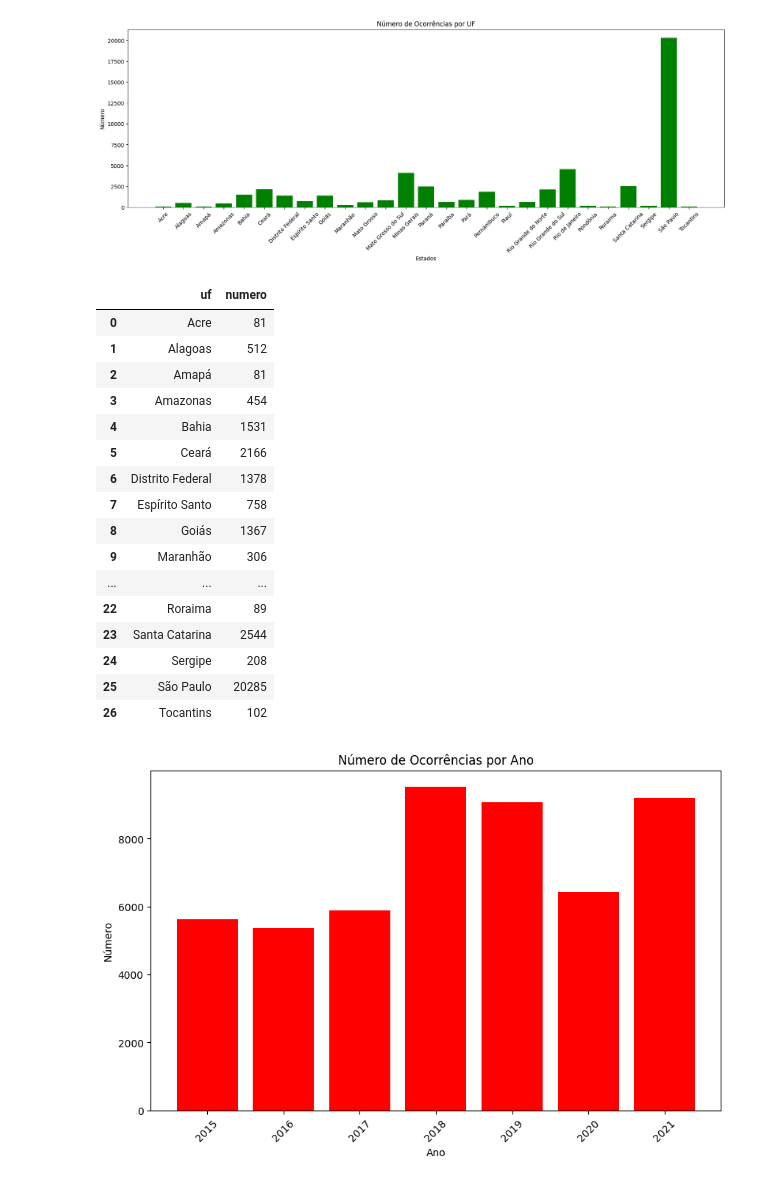
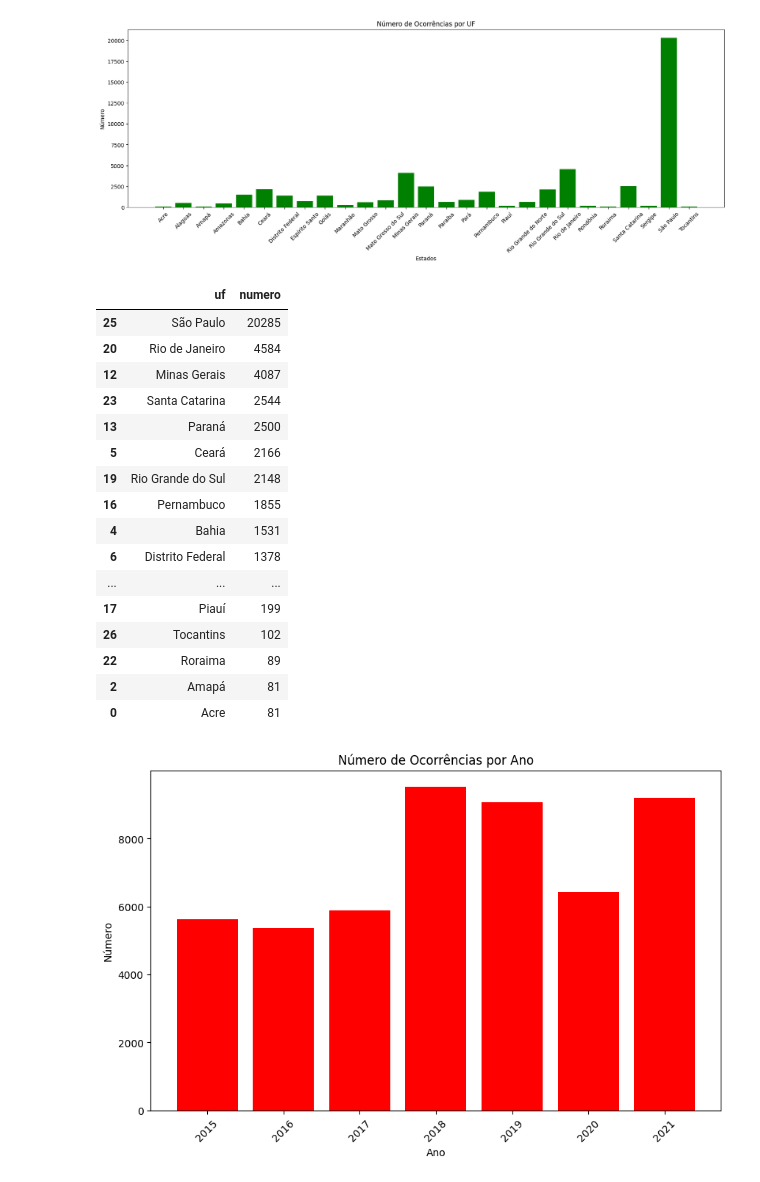
Before and after one commit to gustavo-rocha-barbosa/case-data-science-media-monks-2024, a Jupyter notebook: 2) Case Análise de Dados/main.ipynb, the cells around one changed output. Drawn from its saved outputs; the diff is of its cells as text; code cells hidden in the pictures.

```diff
--- a/2) Case Análise de Dados/main.ipynb
+++ b/2) Case Análise de Dados/main.ipynb
@@ -288,26 +288,26 @@ plt.xticks(rotation=45)
 plt.show()
 # %% [output]
 [figure]
-# %%
-df_uf
-# %% [output]
-|  | uf | numero |
-| 0 | Acre | 81 |
-| 1 | Alagoas | 512 |
-| 2 | Amapá | 81 |
-| 3 | Amazonas | 454 |
-| 4 | Bahia | 1531 |
-| 5 | Ceará | 2166 |
-| 6 | Distrito Federal | 1378 |
-| 7 | Espírito Santo | 758 |
-| 8 | Goiás | 1367 |
-| 9 | Maranhão | 306 |
-| ... | ... | ... |
-| 22 | Roraima | 89 |
-| 23 | Santa Catarina | 2544 |
-| 24 | Sergipe | 208 |
-| 25 | São Paulo | 20285 |
-| 26 | Tocantins | 102 |
+# %%
+df_uf.sort_values(by='numero', ascending=False)
+# %% [output]
+|  | uf | numero |
+| 25 | São Paulo | 20285 |
+| 20 | Rio de Janeiro | 4584 |
+| 12 | Minas Gerais | 4087 |
+| 23 | Santa Catarina | 2544 |
+| 13 | Paraná | 2500 |
+| 5 | Ceará | 2166 |
+| 19 | Rio Grande do Sul | 2148 |
+| 16 | Pernambuco | 1855 |
+| 4 | Bahia | 1531 |
+| 6 | Distrito Federal | 1378 |
+| ... | ... | ... |
+| 17 | Piauí | 199 |
+| 26 | Tocantins | 102 |
+| 22 | Roraima | 89 |
+| 2 | Amapá | 81 |
+| 0 | Acre | 81 |
 # %%
 # Agrupar por ano, somar os números e resetar o index
 df_ano = df.groupby('ano')['numero'].sum().reset_index()
```
Also changed, not shown: parts of 10 cells of this notebook.
